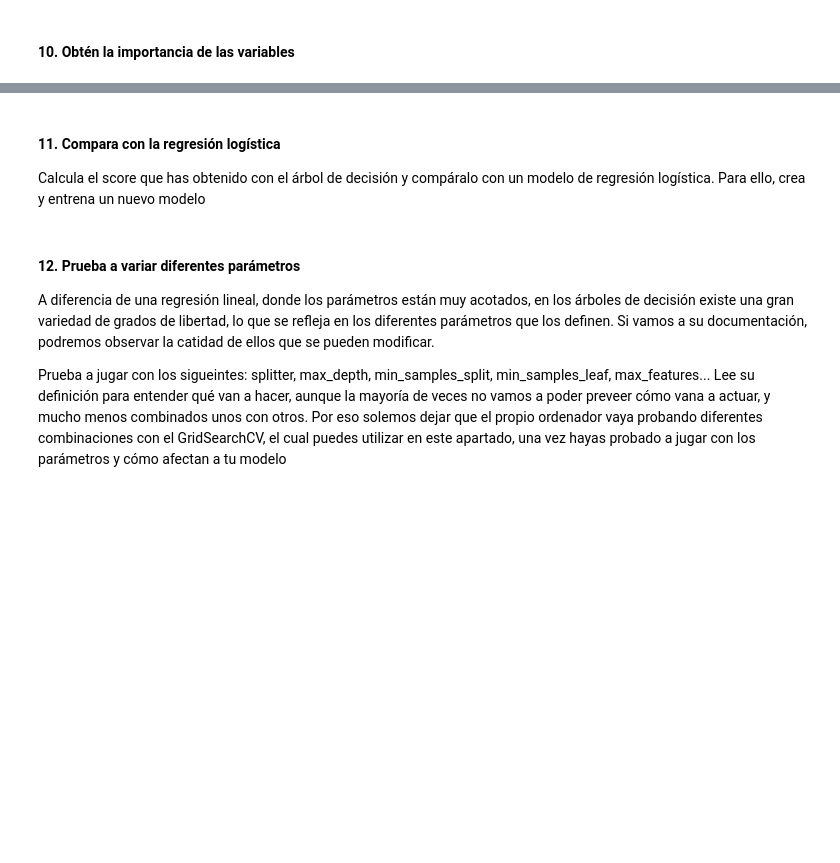
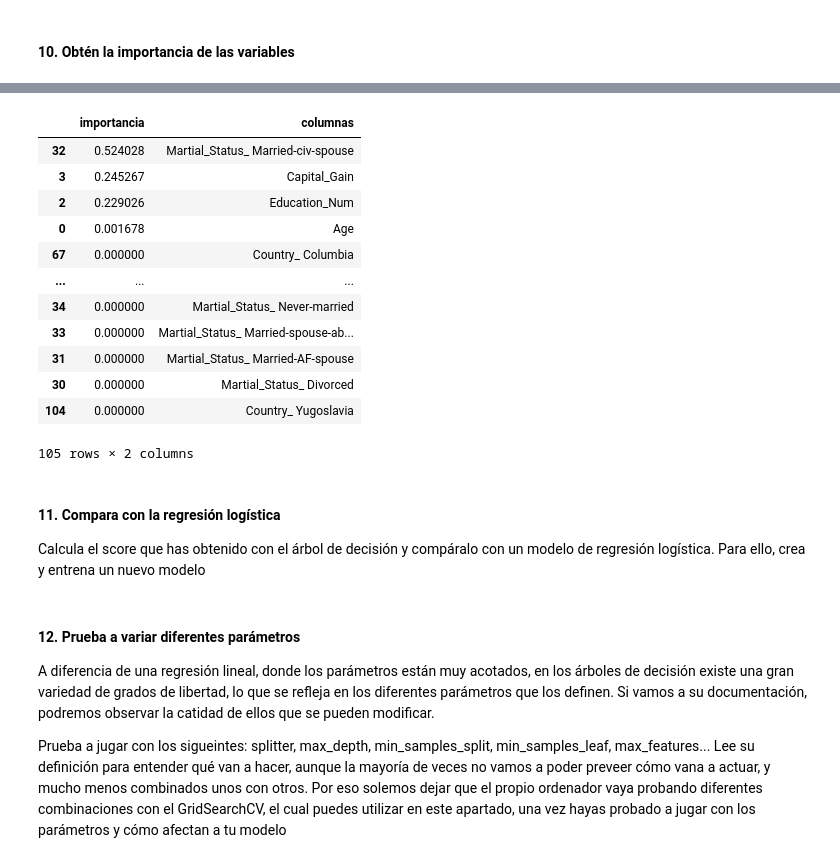
Before and after one commit to franciscocanon-thebridge/bootcamp_thebridge_PTSep20, a Jupyter notebook: Bloque 3 - Machine Learning/01_Supervisado/4-Decision Trees/ejercicios/02_DecisionTrees Adult Dataset.ipynb, the cells around one changed output, grey strips where cells are left out. Saved outputs shown, nothing was run; the diff lists cells and outputs as text; code cells hidden in the pictures; blank space fills up the shorter version.

```diff
--- a/Bloque 3 - Machine Learning/01_Supervisado/4-Decision Trees/ejercicios/02_DecisionTrees Adult Dataset.ipynb
+++ b/Bloque 3 - Machine Learning/01_Supervisado/4-Decision Trees/ejercicios/02_DecisionTrees Adult Dataset.ipynb
@@ -345,3 +440,19 @@ Intenta entender el comportamiento del algoritmo dibujando el equema de divisió
+# %%
+pd.DataFrame({'importancia': tree_clf.feature_importances_, 'columnas': X_train.columns}).sort_values(by='importancia', ascending=False)
+# %% [output]
+|  | importancia | columnas |
+| 32 | 0.524028 | Martial_Status_ Married-civ-spouse |
+| 3 | 0.245267 | Capital_Gain |
+| 2 | 0.229026 | Education_Num |
+| 0 | 0.001678 | Age |
+| 67 | 0.000000 | Country_ Columbia |
+| ... | ... | ... |
+| 34 | 0.000000 | Martial_Status_ Never-married |
+| 33 | 0.000000 | Martial_Status_ Married-spouse-ab... |
+| 31 | 0.000000 | Martial_Status_ Married-AF-spouse |
+| 30 | 0.000000 | Martial_Status_ Divorced |
+| 104 | 0.000000 | Country_ Yugoslavia |
+105 rows × 2 columns
 # %% [markdown]
 #### 11. Compara con la regresión logística
 
```
Also changed, not shown: parts of 30 cells of this notebook, 1 other file.
